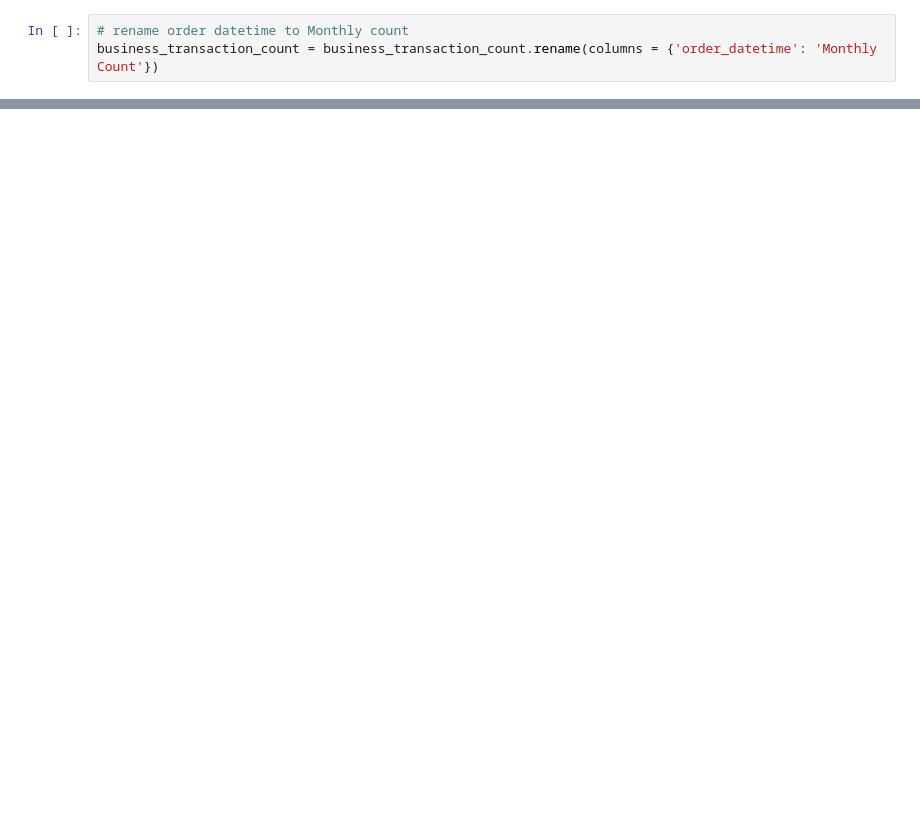
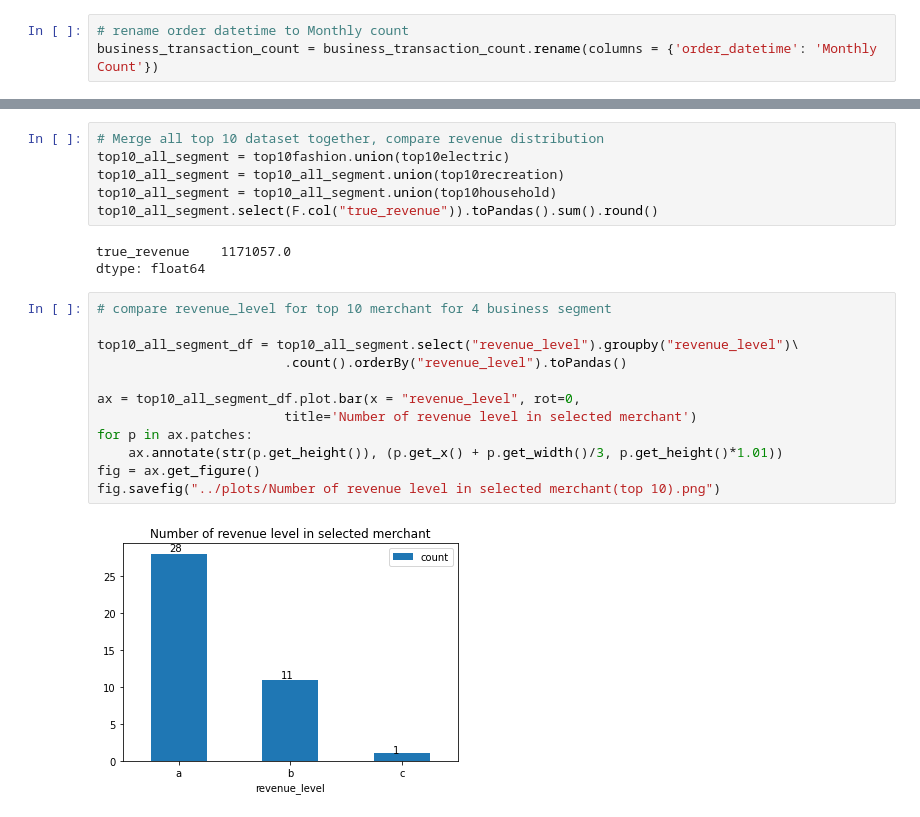
Before and after one commit to MAST30034-Applied-Data-Science/generic-buy-now-pay-later-project-group-45, a Jupyter notebook: notebooks/plots.ipynb, the cells around one changed output, grey strips where cells are left out. Cells and saved outputs as stored; diff of their text form; blank space fills up the shorter version.

```diff
--- a/notebooks/plots.ipynb
+++ b/notebooks/plots.ipynb
@@ -111,0 +181,23 @@ plt.savefig("../plots/"+'Retail_Monthly_transaction.png', bbox_inches='tight')
+# %%
+# Merge all top 10 dataset together, compare revenue distribution
+top10_all_segment = top10fashion.union(top10electric)
+top10_all_segment = top10_all_segment.union(top10recreation)
+top10_all_segment = top10_all_segment.union(top10household)
+top10_all_segment.select(F.col("true_revenue")).toPandas().sum().round()
+# %% [output]
+true_revenue    1171057.0
+dtype: float64
+# %%
+# compare revenue_level for top 10 merchant for 4 business segment
+
+top10_all_segment_df = top10_all_segment.select("revenue_level").groupby("revenue_level")\
+                        .count().orderBy("revenue_level").toPandas()
+
+ax = top10_all_segment_df.plot.bar(x = "revenue_level", rot=0,
+                        title='Number of revenue level in selected merchant')
+for p in ax.patches:
+    ax.annotate(str(p.get_height()), (p.get_x() + p.get_width()/3, p.get_height()*1.01))
+fig = ax.get_figure()
+fig.savefig("../plots/Number of revenue level in selected merchant(top 10).png")
+# %% [output]
+[figure, added]
```
Also changed, not shown: parts of 18 cells of this notebook.
